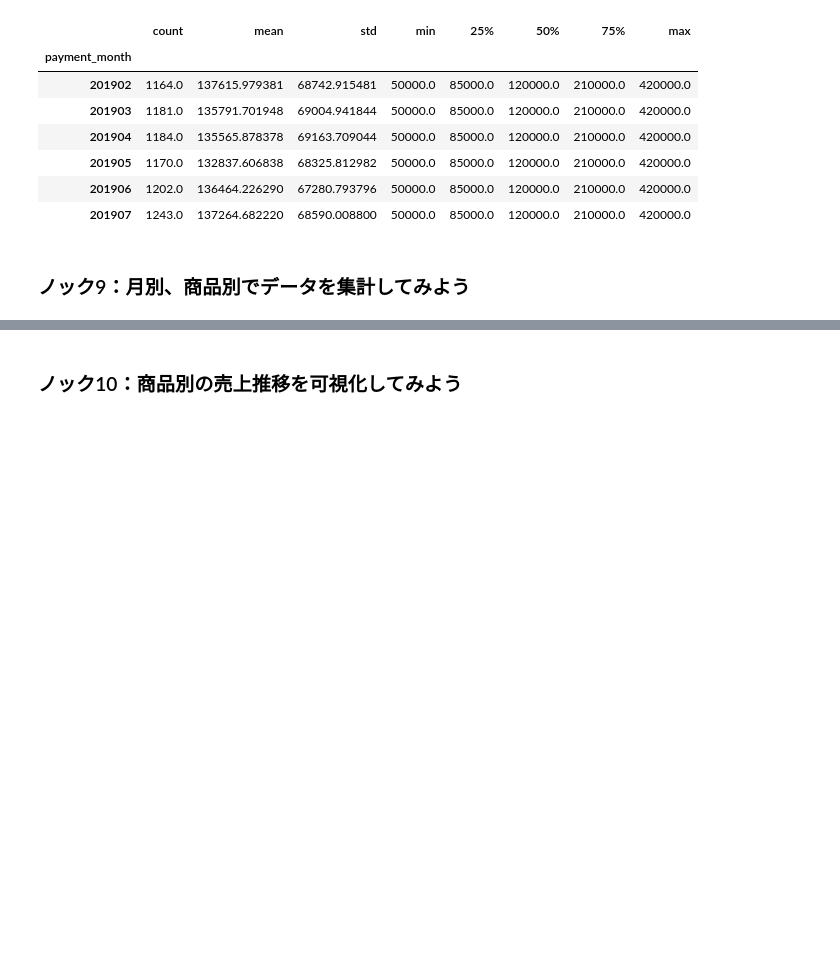
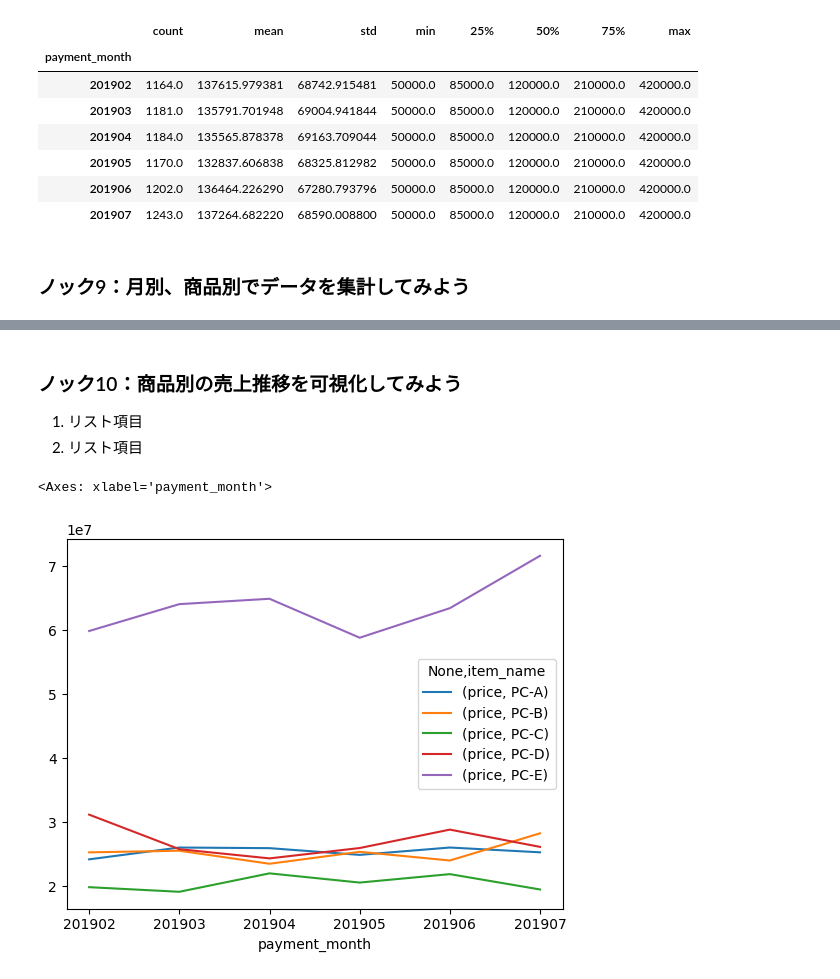
Before and after one commit to haraharaman/learning, a Jupyter notebook: 1章_ウェブからの注文数を分析する１０本ノック.ipynb, the cells around one changed output, grey strips where cells are left out. Saved outputs shown, nothing was run; the diff lists cells and outputs as text; code cells hidden in the pictures; blank space fills up the shorter version.

```diff
--- a/1章_ウェブからの注文数を分析する１０本ノック.ipynb
+++ b/1章_ウェブからの注文数を分析する１０本ノック.ipynb
@@ -224,2 +256,15 @@ join_data.groupby("payment_month").describe()["price"]
 # %% [markdown]
 ### ノック10：商品別の売上推移を可視化してみよう
+
+1.   リスト項目
+2.   リスト項目
+# %%
+graph_data = pd.pivot_table(join_data, index='payment_month', columns='item_name',values=["price"],aggfunc='sum')
+# %%
+graph_data.plot()
+#import matplotlib.pyplot as plt
+#plt.plot(list(graph_data.index),graph_data)
+#plt.legend()
+# %% [output]
+<Axes: xlabel='payment_month'>
+[figure, added]
```
Also changed, not shown: parts of 3 cells of this notebook.
